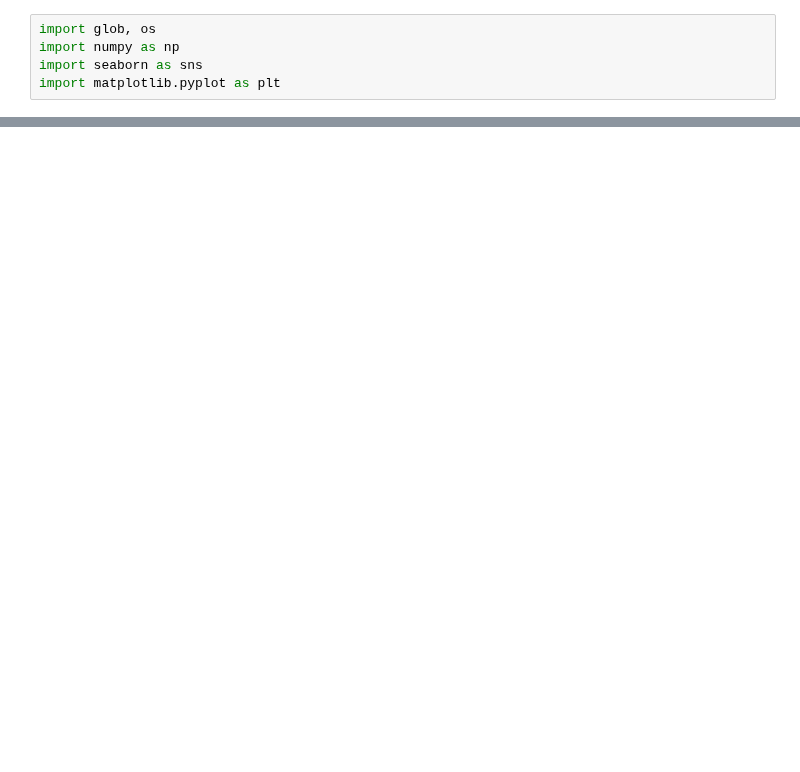
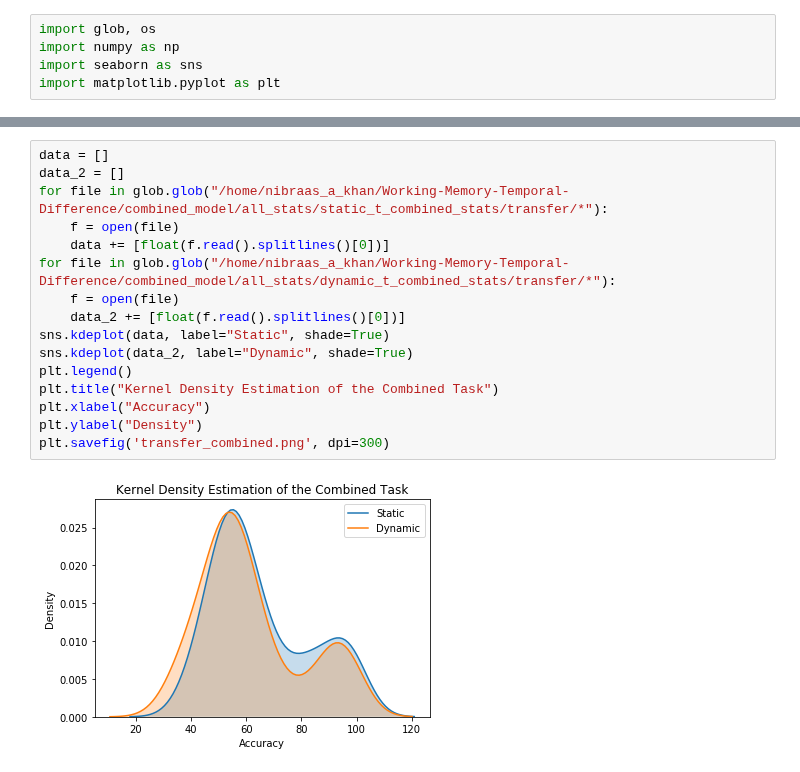
Before and after one commit to nibraaska/Working-Memory-Temporal-Difference, a Jupyter notebook: combined_model/stats.ipynb, the cells around one changed output, grey strips where cells are left out. Cells and saved outputs as stored; diff of their text form; blank space fills up the shorter version.

```diff
--- a/combined_model/stats.ipynb
+++ b/combined_model/stats.ipynb
@@ -50,0 +78,18 @@ plt.legend()
+# %%
+data = []
+data_2 = []
+for file in glob.glob("/home/nibraas_a_khan/Working-Memory-Temporal-Difference/combined_model/all_stats/static_t_combined_stats/transfer/*"):
+    f = open(file)
+    data += [float(f.read().splitlines()[0])]
+for file in glob.glob("/home/nibraas_a_khan/Working-Memory-Temporal-Difference/combined_model/all_stats/dynamic_t_combined_stats/transfer/*"):
+    f = open(file)
+    data_2 += [float(f.read().splitlines()[0])]
+sns.kdeplot(data, label="Static", shade=True)
+sns.kdeplot(data_2, label="Dynamic", shade=True)
+plt.legend()
+plt.title("Kernel Density Estimation of the Combined Task")
+plt.xlabel("Accuracy")
+plt.ylabel("Density")
+plt.savefig('transfer_combined.png', dpi=300)
+# %% [output]
+[figure, added]
```
Also changed, not shown: parts of 4 cells of this notebook, 5 other files.
